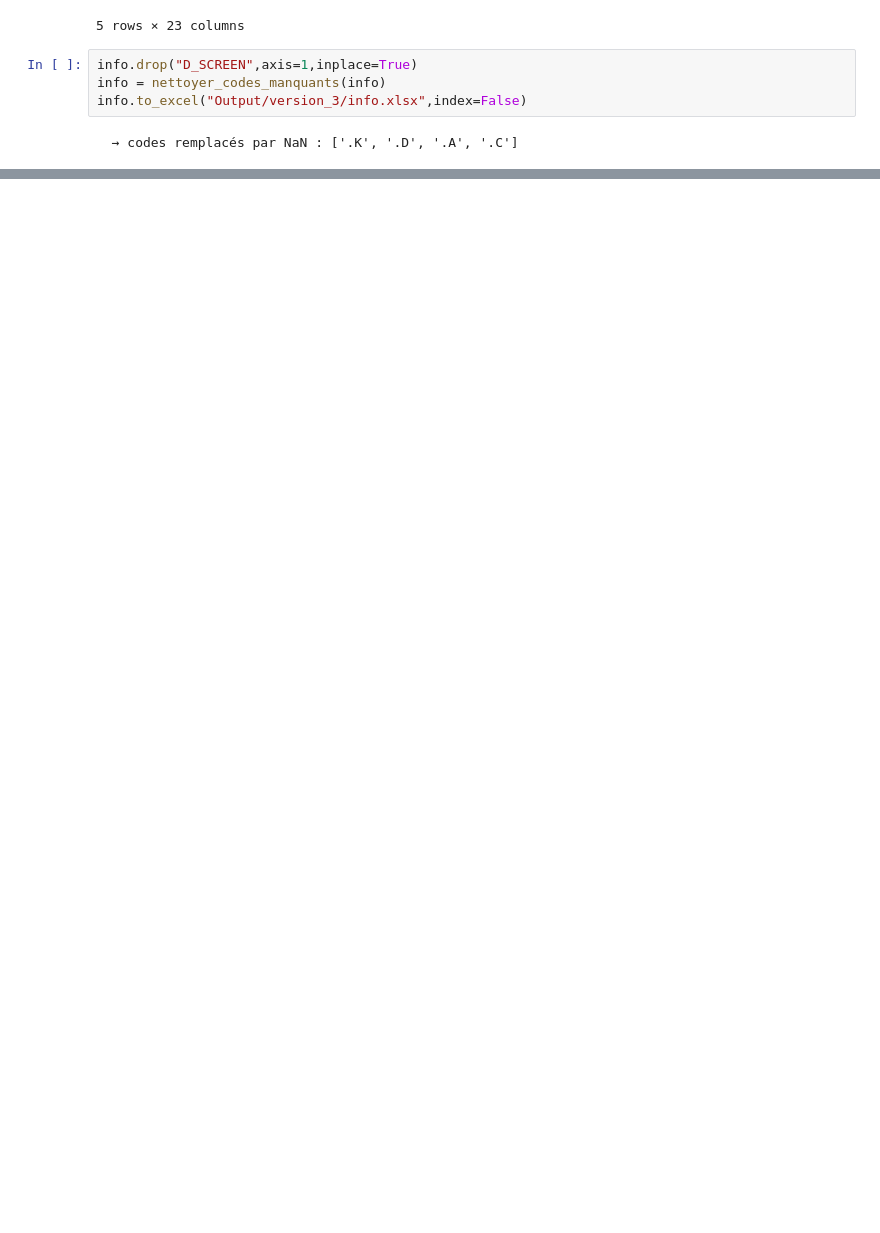
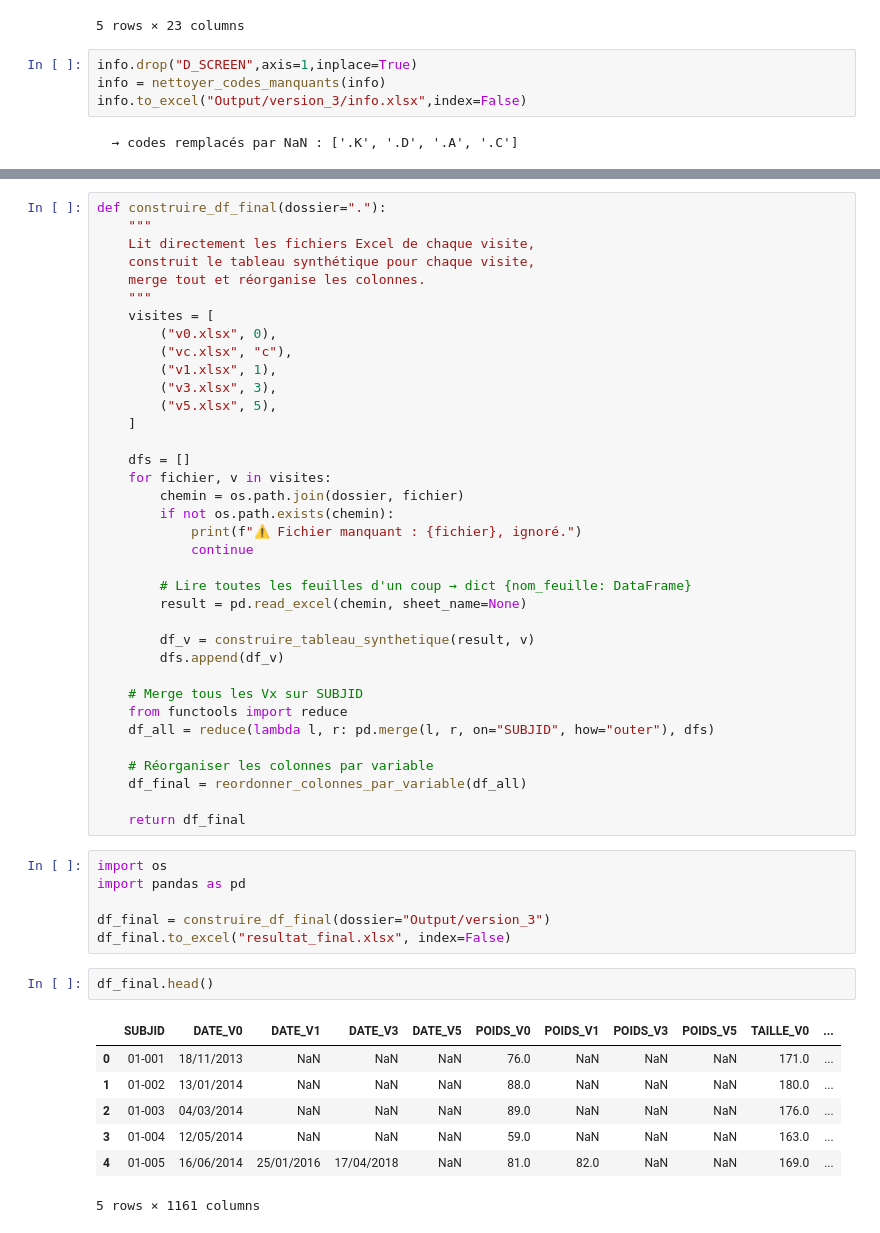
Before and after one commit to touXik/PREDI_STIM, a Jupyter notebook: 05_Traitement_all.ipynb, the cells around one changed output, grey strips where cells are left out. Saved outputs shown, nothing was run; the diff lists cells and outputs as text; blank space fills up the shorter version.

```diff
--- a/05_Traitement_all.ipynb
+++ b/05_Traitement_all.ipynb
@@ -787,0 +1092,52 @@ info.to_excel("Output/version_3/info.xlsx",index=False)
+# %%
+def construire_df_final(dossier="."):
+    """
+    Lit directement les fichiers Excel de chaque visite,
+    construit le tableau synthétique pour chaque visite,
+    merge tout et réorganise les colonnes.
+    """
+    visites = [
+        ("v0.xlsx", 0),
+        ("vc.xlsx", "c"),
+        ("v1.xlsx", 1),
+        ("v3.xlsx", 3),
+        ("v5.xlsx", 5),
+    ]
+
+    dfs = []
+    for fichier, v in visites:
+        chemin = os.path.join(dossier, fichier)
+        if not os.path.exists(chemin):
+            print(f"⚠️ Fichier manquant : {fichier}, ignoré.")
+            continue
+
+        # Lire toutes les feuilles d'un coup → dict {nom_feuille: DataFrame}
+        result = pd.read_excel(chemin, sheet_name=None)
+
+        df_v = construire_tableau_synthetique(result, v)
+        dfs.append(df_v)
+
+    # Merge tous les Vx sur SUBJID
+    from functools import reduce
+    df_all = reduce(lambda l, r: pd.merge(l, r, on="SUBJID", how="outer"), dfs)
+
+    # Réorganiser les colonnes par variable
+    df_final = reordonner_colonnes_par_variable(df_all)
+
+    return df_final
+# %%
+import os
+import pandas as pd
+
+df_final = construire_df_final(dossier="Output/version_3")
+df_final.to_excel("resultat_final.xlsx", index=False)
+# %%
+df_final.head()
+# %% [output]
+|  | SUBJID | DATE_V0 | DATE_V1 | DATE_V3 | DATE_V5 | POIDS_V0 | POIDS_V1 | POIDS_V3 | POIDS_V5 | TAILLE_V0 | ... |
+| 0 | 01-001 | 18/11/2013 | NaN | NaN | NaN | 76.0 | NaN | NaN | NaN | 171.0 | ... |
+| 1 | 01-002 | 13/01/2014 | NaN | NaN | NaN | 88.0 | NaN | NaN | NaN | 180.0 | ... |
+| 2 | 01-003 | 04/03/2014 | NaN | NaN | NaN | 89.0 | NaN | NaN | NaN | 176.0 | ... |
+| 3 | 01-004 | 12/05/2014 | NaN | NaN | NaN | 59.0 | NaN | NaN | NaN | 163.0 | ... |
+| 4 | 01-005 | 16/06/2014 | 25/01/2016 | 17/04/2018 | NaN | 81.0 | 82.0 | NaN | NaN | 169.0 | ... |
+5 rows × 1161 columns
```
Also changed, not shown: parts of 19 cells of this notebook, 3 other files.
